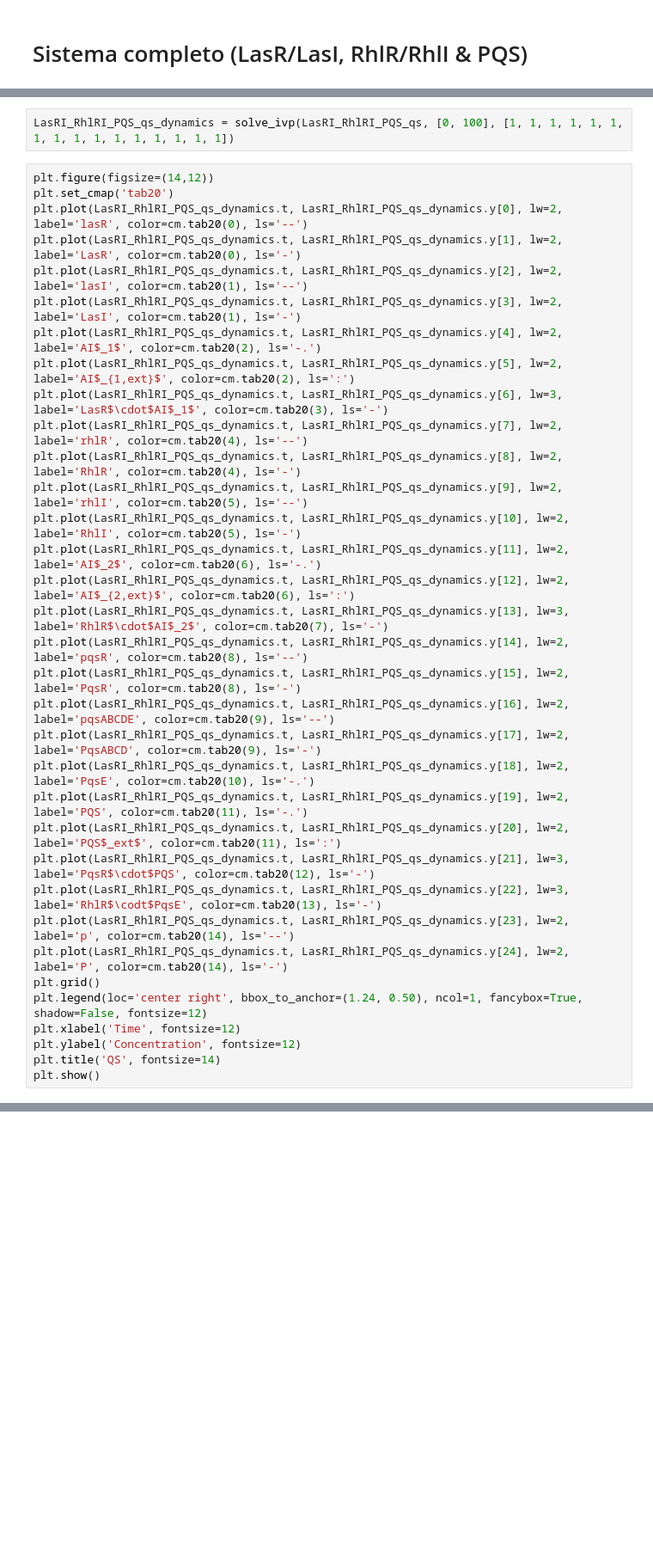
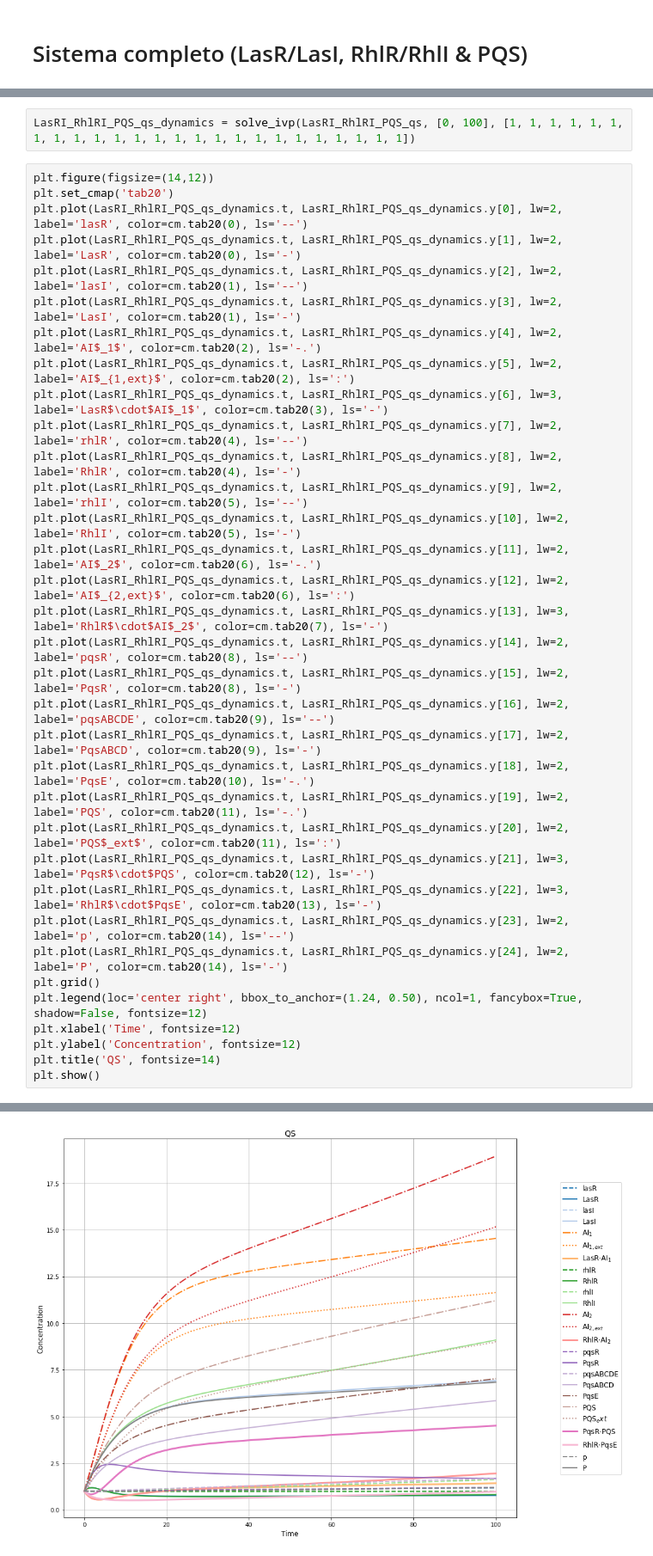
Before and after one commit to alejandrocs98/P-aeruginosa-qs, a Jupyter notebook: qs_deterministic.ipynb, the cells around one changed output, grey strips where cells are left out. Shown at 86% size. Drawn from its saved outputs; the diff is of its cells as text; blank space fills up the shorter version.

```diff
--- a/qs_deterministic.ipynb
+++ b/qs_deterministic.ipynb
@@ -578,5 +576,5 @@ SyntaxError: invalid syntax (3800867825.py, line 104)
 # %%
-LasRI_RhlRI_PQS_qs_dynamics = solve_ivp(LasRI_RhlRI_PQS_qs, [0, 100], [1, 1, 1, 1, 1, 1, 1, 1, 1, 1, 1, 1, 1, 1, 1, 1])
+LasRI_RhlRI_PQS_qs_dynamics = solve_ivp(LasRI_RhlRI_PQS_qs, [0, 100], [1, 1, 1, 1, 1, 1, 1, 1, 1, 1, 1, 1, 1, 1, 1, 1, 1, 1, 1, 1, 1, 1, 1, 1, 1])
 # %%
 plt.figure(figsize=(14,12))
 plt.set_cmap('tab20')
@@ -602,7 +600,7 @@ plt.plot(LasRI_RhlRI_PQS_qs_dynamics.t, LasRI_RhlRI_PQS_qs_dynamics.y[18], lw=2,
 plt.plot(LasRI_RhlRI_PQS_qs_dynamics.t, LasRI_RhlRI_PQS_qs_dynamics.y[19], lw=2, label='PQS', color=cm.tab20(11), ls='-.')
 plt.plot(LasRI_RhlRI_PQS_qs_dynamics.t, LasRI_RhlRI_PQS_qs_dynamics.y[20], lw=2, label='PQS$_ext$', color=cm.tab20(11), ls=':')
 plt.plot(LasRI_RhlRI_PQS_qs_dynamics.t, LasRI_RhlRI_PQS_qs_dynamics.y[21], lw=3, label='PqsR$\cdot$PQS', color=cm.tab20(12), ls='-')
-plt.plot(LasRI_RhlRI_PQS_qs_dynamics.t, LasRI_RhlRI_PQS_qs_dynamics.y[22], lw=3, label='RhlR$\codt$PqsE', color=cm.tab20(13), ls='-')
+plt.plot(LasRI_RhlRI_PQS_qs_dynamics.t, LasRI_RhlRI_PQS_qs_dynamics.y[22], lw=3, label='RhlR$\cdot$PqsE', color=cm.tab20(13), ls='-')
 plt.plot(LasRI_RhlRI_PQS_qs_dynamics.t, LasRI_RhlRI_PQS_qs_dynamics.y[23], lw=2, label='p', color=cm.tab20(14), ls='--')
 plt.plot(LasRI_RhlRI_PQS_qs_dynamics.t, LasRI_RhlRI_PQS_qs_dynamics.y[24], lw=2, label='P', color=cm.tab20(14), ls='-')
 plt.grid()
@@ -616,0 +613 @@ NameError: name 'LasRI_RhlRI_PQS_qs_dynamics' is not defined
+[figure, added]
```
Also changed, not shown: parts of 9 cells of this notebook, 1 other file.
